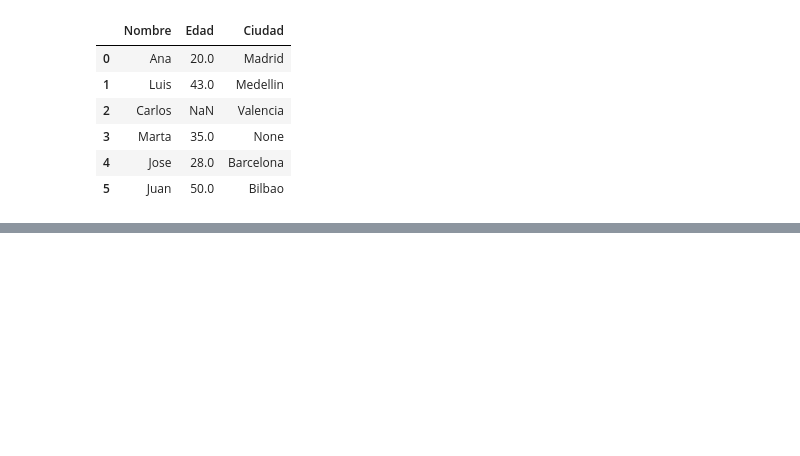
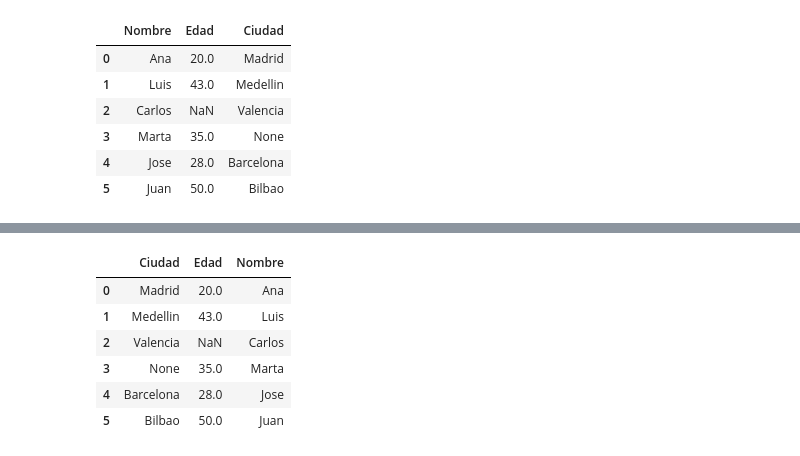
Before and after one commit to lflondo/PythonAnalisisDatos, a Jupyter notebook: AnalisisDatos.ipynb, the cells around one changed output, grey strips where cells are left out. Cells and saved outputs as stored; diff of their text form; code cells hidden in the pictures; blank space fills up the shorter version.

```diff
--- a/AnalisisDatos.ipynb
+++ b/AnalisisDatos.ipynb
@@ -226,0 +223,14 @@ df_renombrado
+# %%
+#Ordenar Columnas
+
+columnasOrdenadas = ["Ciudad", "Edad", "Nombre"]
+df_ordenado = df[columnasOrdenadas]
+df_ordenado
+# %% [output]
+|  | Ciudad | Edad | Nombre |
+| 0 | Madrid | 20.0 | Ana |
+| 1 | Medellin | 43.0 | Luis |
+| 2 | Valencia | NaN | Carlos |
+| 3 | None | 35.0 | Marta |
+| 4 | Barcelona | 28.0 | Jose |
+| 5 | Bilbao | 50.0 | Juan |
```
Also changed, not shown: parts of 6 cells of this notebook.
